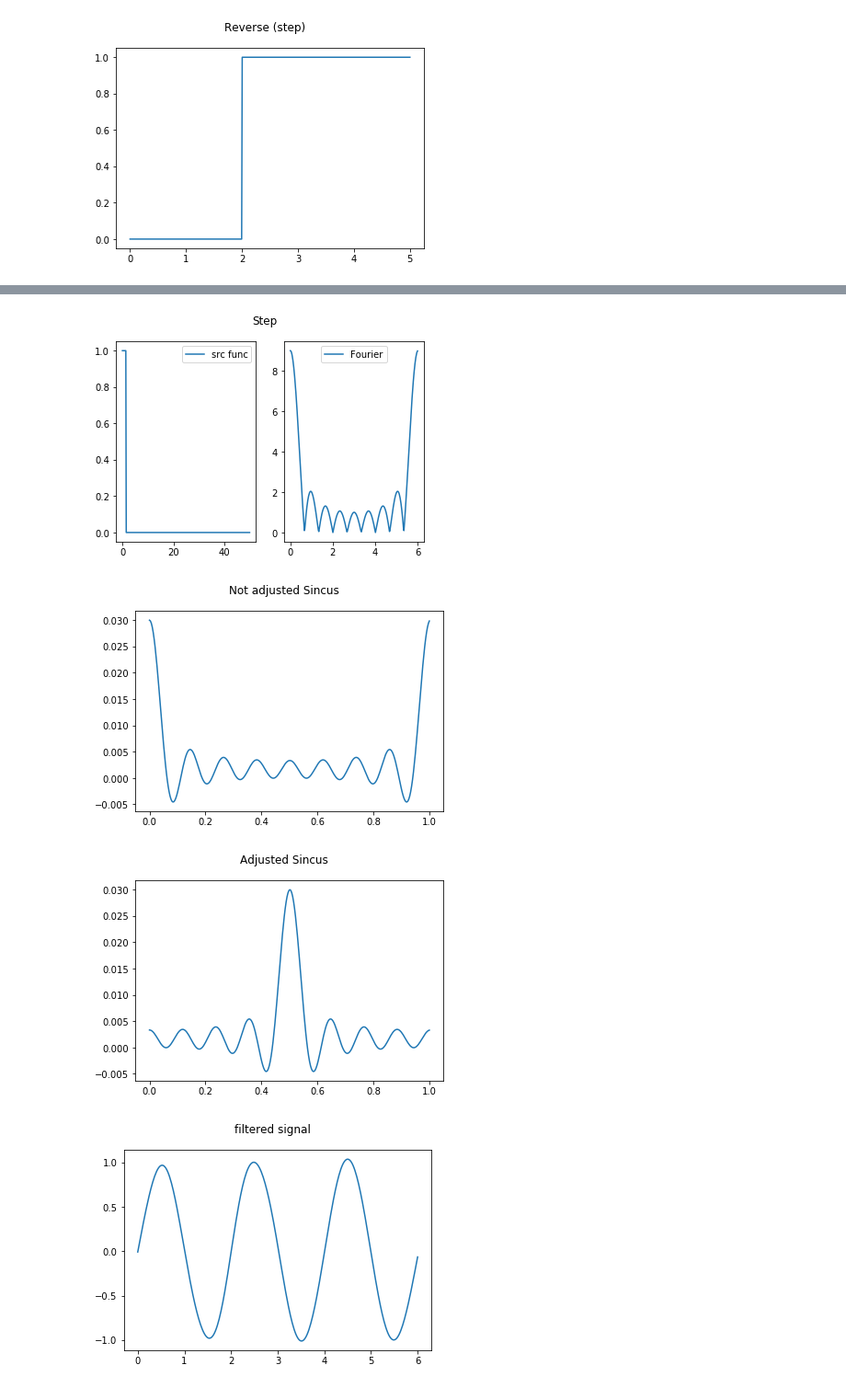
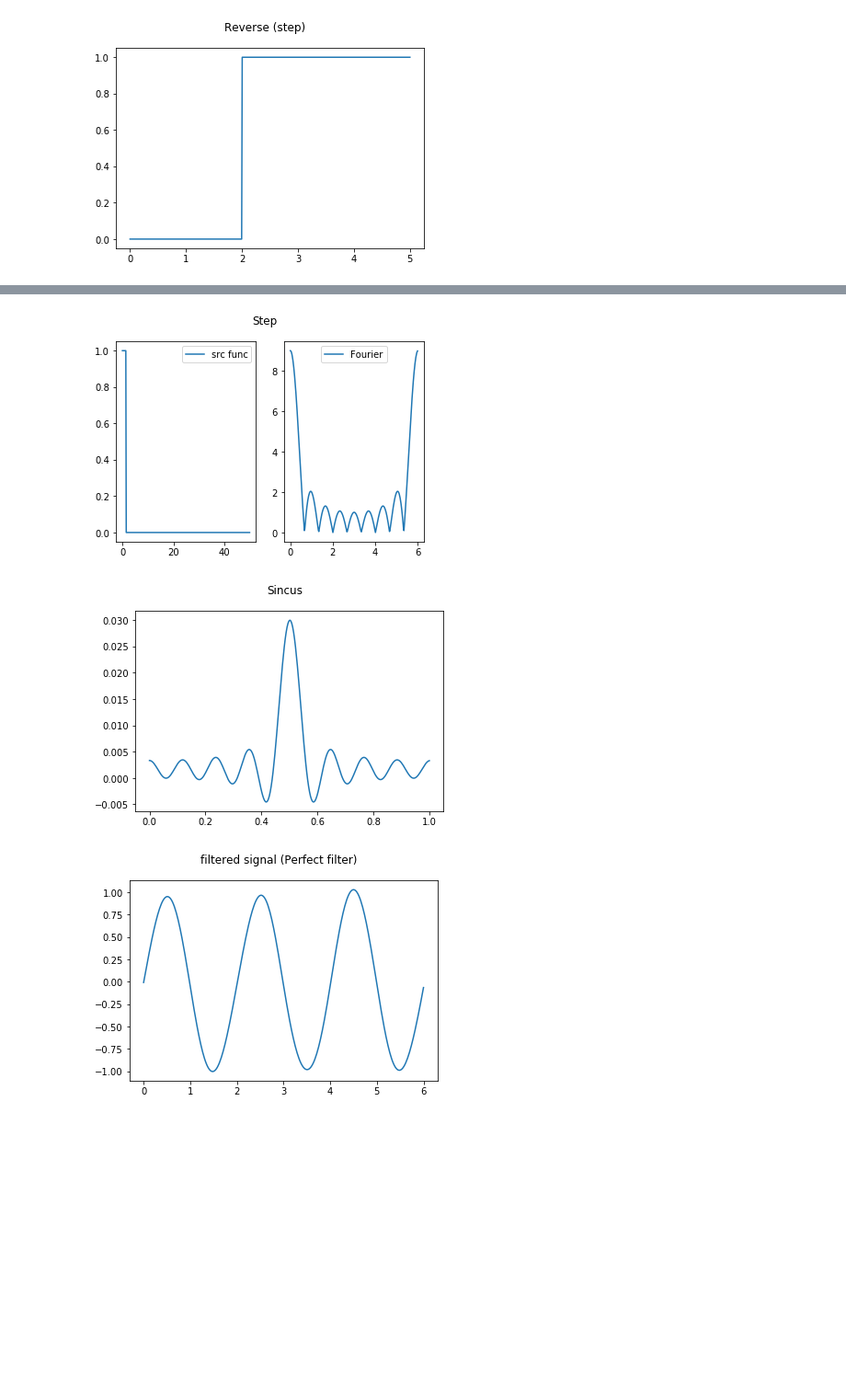
Before and after one commit to PashaIanko/Python, a Jupyter notebook: High Pass Filter/High Pass Filter new try.ipynb, the cells around one changed output, grey strips where cells are left out. Shown: that part at 92% size. Drawn from its saved outputs; the diff is of its cells as text; code cells hidden in the pictures; blank space fills up the shorter version.

Commit message:
Low pass filter +- works

```diff
--- a/High Pass Filter/High Pass Filter new try.ipynb
+++ b/High Pass Filter/High Pass Filter new try.ipynb
@@ -324,68 +354,27 @@ sin_Func = Function((FuncParams(t_from, t_to, 1, 1, 0, N)))
 sin_Func.reset_x()
 sin_Func.y = np.sin(2*np.pi*f1* sin_Func.x) + np.sin(2*np.pi * f2*sin_Func.x)
 sin_Func.noize(noize_intensity, noize_level)
-plot_func_and_FFT(sin_Func.x, sin_Func.y, 'Sin')
 
 
 
-
-
-[x_fft, y_fft] = FFT(sin_Func.x, sin_Func.y, sin_Func.From, sin_Func.To, sin_Func.N)
-
-
-x_fft_cut = x_fft[0 : len(x_fft)//2]
-y_fft_cut = y_fft[0: len(y_fft)//2]
-
-
-'''[x_ifft, y_ifft] = IFFT(x_fft_cut, y_fft_cut, sin_Func.From, sin_Func.To)
-plot(x_ifft, y_ifft, 'Inverse Fourier')'''
+[x_fft_cut, y_fft_cut] = get_FFT_cut(sin_Func)
+plot_func_and_FFT(sin_Func.x, sin_Func.y, 'Sin')
 
 f_cut = 1.5
 Step_Func = get_step_Func(0, x_fft_cut[len(x_fft_cut)-1], 0, f_cut, len(x_fft_cut)) # 5 == F_Nykvist / 2
 plot_func_and_FFT(Step_Func.x, Step_Func.y, 'Step')
 
 
-[x_ifft, y_ifft] = IFFT(Step_Func.x, Step_Func.y, 0, 1)
-plot(x_ifft, y_ifft, 'Not adjusted Sincus')
-
-y_ifft_adj = adjust_filter(y_ifft)
-plot(x_ifft, y_ifft_adj, 'Adjusted Sincus')
-
-
-y_fourier_filtered = []
-for i in range(len(Step_Func.y)):
-    y_fourier_filtered.append(y_fft_cut[i] * Step_Func.y[i])
-
-'''# Добивка нулями синкуса
-diff = abs(len(sin_Func.y) - len(y_ifft_adj))
-zeros = np.zeros(int(diff/2))
-y_ifft_adj = np.concatenate([zeros, np.concatenate([y_ifft_adj, zeros])])'''
-
-[x_filtered, y_filtered] = IFFT(x_fft_cut, y_fourier_filtered, 0, 1)
-plot_y(y_filtered, 'filtered signal', sin_Func.From, sin_Func.To)
+[x_ifft_step, y_ifft_step] = IFFT(Step_Func.x, Step_Func.y, 0, 1)
+y_ifft_step_adj = adjust_filter(y_ifft_step)
+plot(x_ifft_step, y_ifft_step_adj, 'Sincus')
 
 
 
-# Получение неидеального фильтра - От синкуса надо оставить часть точек, а остальное добить нулями
-# Пробуем оставить часть точек синкуса, а остальные добить нулями
-def cut_filter(Pts_to_keep, y_filt):
-    Pts_to_keep_left = []
-    Pts_to_keep_right = []
-    if(Pts_to_keep%2 == 0):
-        Pts_to_keep_aside = int(Pts_to_keep / 2)
-        print(Pts_to_keep_aside)
-        how_many_zeros = len(y_filt) - Pts_to_keep
-        Pts_to_keep_left = y_filt[0 : Pts_to_keep_aside]
-        Pts_to_keep_right = y_filt[ len(y_filt) - Pts_to_keep_aside : len(y_filt)]
-        res = np.concatenate([Pts_to_keep_left, np.zeros(how_many_zeros)])
-        res = np.concatenate([res, Pts_to_keep_right])
-        return res
+y_fourier_filtered = get_fourier_of_filtered_signal(y_fft_cut, Step_Func.y)
 
-y_ifft = cut_filter(150, y_ifft)
-plot_y(y_ifft, 0,1)
-y_ifft = y_ifft[len(y_ifft)//2 : ]
-plot_y(y_ifft, 0,1)
-y_ifft = np.fft.fft(y_ifft)
-plot_y(y_ifft, 0,1)
+
+[x_filtered, y_filtered] = IFFT(x_fft_cut, y_fourier_filtered, 0, 1)
+plot_y(y_filtered, 'filtered signal (Perfect filter)', sin_Func.From, sin_Func.To)
 # %% [output]
 x even len half x =  150
@@ -394,4 +382,3 @@ x even len half x =  150
 [figure]
-[figure, old version]
+[figure, new version]
-[figure, old version]
+[figure, new version]
-[figure, removed]
```
Also changed, not shown: parts of 4 cells of this notebook.
